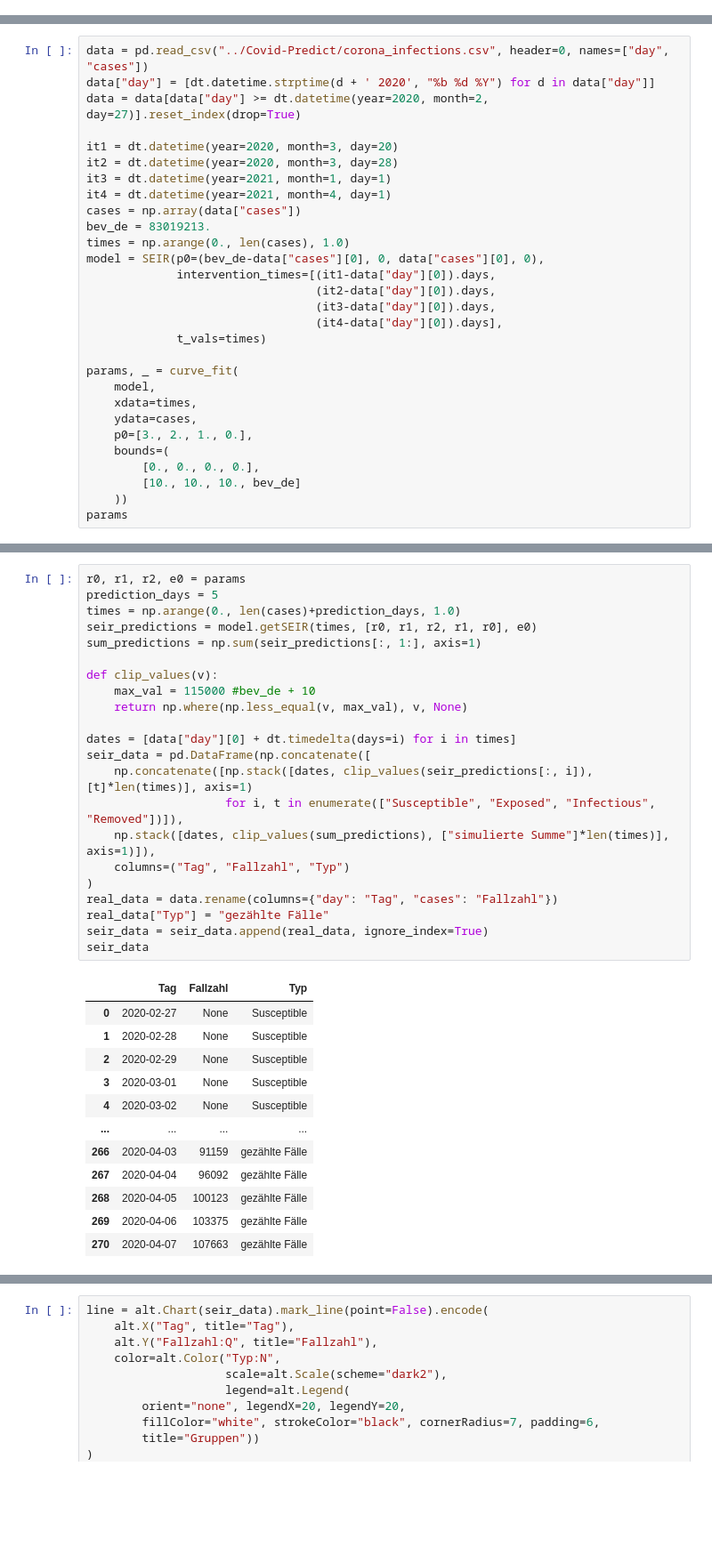
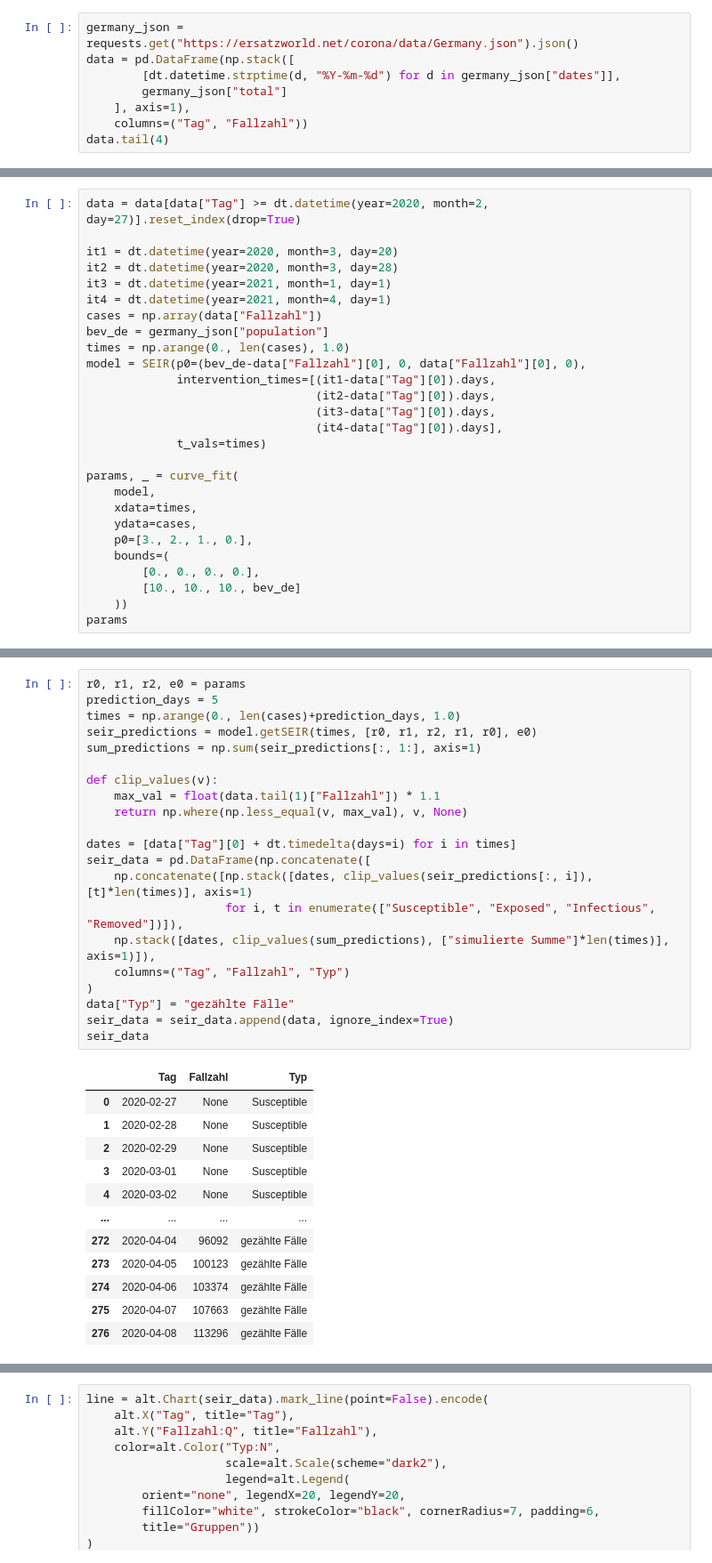
Before and after one commit to pinae/SEIR-fit, a Jupyter notebook: SEIR-Plots.ipynb, the cells around one changed output, grey strips where cells are left out. Shown at 89% size. Drawn from its saved outputs; the diff is of its cells as text; blank space fills up the shorter version.

```diff
--- a/SEIR-Plots.ipynb
+++ b/SEIR-Plots.ipynb
@@ -8,0 +10,8 @@ import altair as alt
+# %%
+germany_json = requests.get("https://ersatzworld.net/corona/data/Germany.json").json()
+data = pd.DataFrame(np.stack([
+        [dt.datetime.strptime(d, "%Y-%m-%d") for d in germany_json["dates"]],
+        germany_json["total"]
+    ], axis=1),
+    columns=("Tag", "Fallzahl"))
+data.tail(4)
@@ -9,20 +24,18 @@ import altair as alt
 # %%
-data = pd.read_csv("../Covid-Predict/corona_infections.csv", header=0, names=["day", "cases"])
-data["day"] = [dt.datetime.strptime(d + ' 2020', "%b %d %Y") for d in data["day"]]
-data = data[data["day"] >= dt.datetime(year=2020, month=2, day=27)].reset_index(drop=True)
+data = data[data["Tag"] >= dt.datetime(year=2020, month=2, day=27)].reset_index(drop=True)
 
 it1 = dt.datetime(year=2020, month=3, day=20)
 it2 = dt.datetime(year=2020, month=3, day=28)
 it3 = dt.datetime(year=2021, month=1, day=1)
 it4 = dt.datetime(year=2021, month=4, day=1)
-cases = np.array(data["cases"])
-bev_de = 83019213.
+cases = np.array(data["Fallzahl"])
+bev_de = germany_json["population"]
 times = np.arange(0., len(cases), 1.0)
-model = SEIR(p0=(bev_de-data["cases"][0], 0, data["cases"][0], 0),
-             intervention_times=[(it1-data["day"][0]).days,
-                                 (it2-data["day"][0]).days,
-                                 (it3-data["day"][0]).days,
-                                 (it4-data["day"][0]).days],
+model = SEIR(p0=(bev_de-data["Fallzahl"][0], 0, data["Fallzahl"][0], 0),
+             intervention_times=[(it1-data["Tag"][0]).days,
+                                 (it2-data["Tag"][0]).days,
+                                 (it3-data["Tag"][0]).days,
+                                 (it4-data["Tag"][0]).days],
              t_vals=times)
 
 params, _ = curve_fit(
@@ -40,35 +53,34 @@ array([3.66001575, 2.20771286, 1.14297687, 8.29020044])
 # %%
 r0, r1, r2, e0 = params
 prediction_days = 5
 times = np.arange(0., len(cases)+prediction_days, 1.0)
 seir_predictions = model.getSEIR(times, [r0, r1, r2, r1, r0], e0)
 sum_predictions = np.sum(seir_predictions[:, 1:], axis=1)
 
 def clip_values(v):
-    max_val = 115000 #bev_de + 10
+    max_val = float(data.tail(1)["Fallzahl"]) * 1.1
     return np.where(np.less_equal(v, max_val), v, None)
 
-dates = [data["day"][0] + dt.timedelta(days=i) for i in times]
+dates = [data["Tag"][0] + dt.timedelta(days=i) for i in times]
 seir_data = pd.DataFrame(np.concatenate([
     np.concatenate([np.stack([dates, clip_values(seir_predictions[:, i]), [t]*len(times)], axis=1)
                     for i, t in enumerate(["Susceptible", "Exposed", "Infectious", "Removed"])]),
     np.stack([dates, clip_values(sum_predictions), ["simulierte Summe"]*len(times)], axis=1)]),
     columns=("Tag", "Fallzahl", "Typ")
 )
-real_data = data.rename(columns={"day": "Tag", "cases": "Fallzahl"})
-real_data["Typ"] = "gezählte Fälle"
-seir_data = seir_data.append(real_data, ignore_index=True)
+data["Typ"] = "gezählte Fälle"
+seir_data = seir_data.append(data, ignore_index=True)
 seir_data
 # %% [output]
 |  | Tag | Fallzahl | Typ |
 | 0 | 2020-02-27 | None | Susceptible |
 | 1 | 2020-02-28 | None | Susceptible |
 | 2 | 2020-02-29 | None | Susceptible |
 | 3 | 2020-03-01 | None | Susceptible |
 | 4 | 2020-03-02 | None | Susceptible |
 | ... | ... | ... | ... |
-| 266 | 2020-04-03 | 91159 | gezählte Fälle |
-| 267 | 2020-04-04 | 96092 | gezählte Fälle |
-| 268 | 2020-04-05 | 100123 | gezählte Fälle |
-| 269 | 2020-04-06 | 103375 | gezählte Fälle |
-| 270 | 2020-04-07 | 107663 | gezählte Fälle |
+| 272 | 2020-04-04 | 96092 | gezählte Fälle |
+| 273 | 2020-04-05 | 100123 | gezählte Fälle |
+| 274 | 2020-04-06 | 103374 | gezählte Fälle |
+| 275 | 2020-04-07 | 107663 | gezählte Fälle |
+| 276 | 2020-04-08 | 113296 | gezählte Fälle |
```
Also changed, not shown: parts of 4 cells of this notebook, 2 other files.
